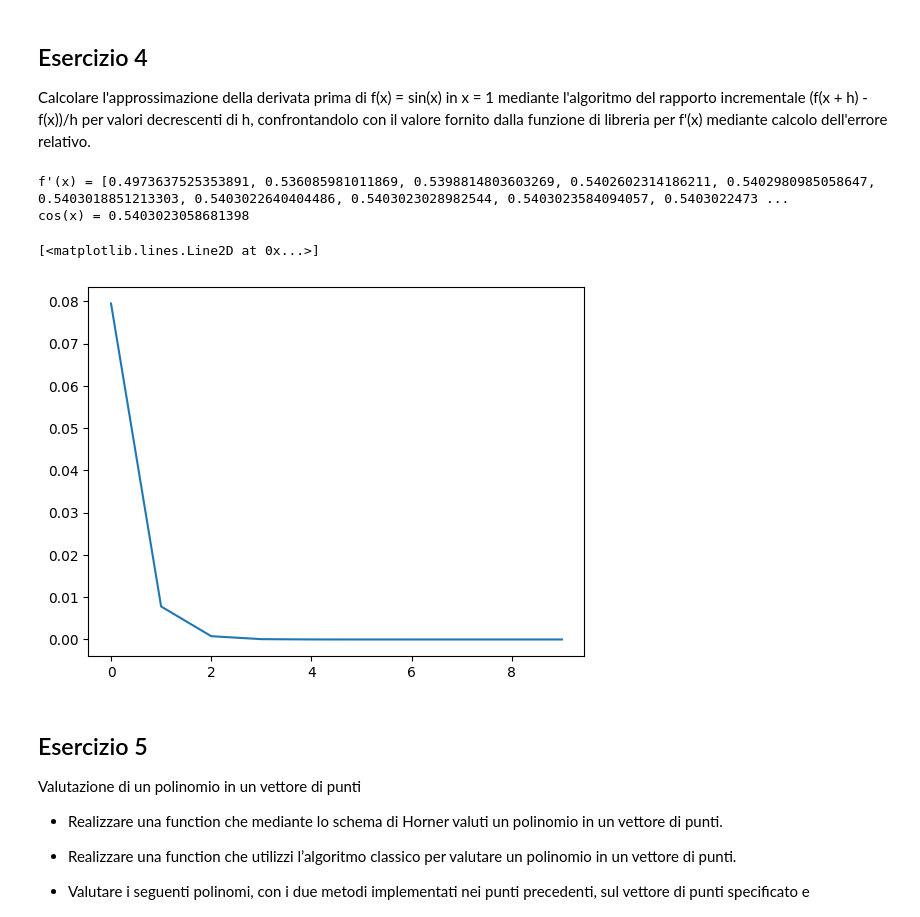
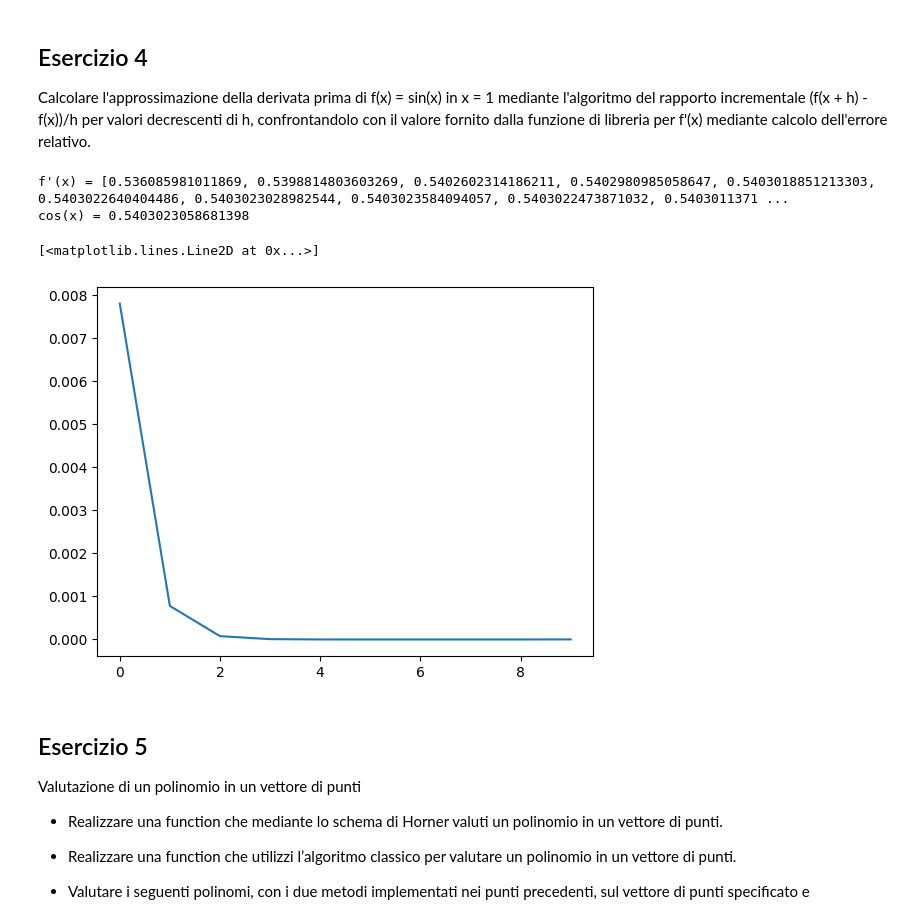
Before and after one commit to giacomoarienti/metodi-numerici-lab, a Jupyter notebook: Lezione5/Esercitazione5.ipynb, the cells around one changed output. Drawn from its saved outputs; the diff is of its cells as text; code cells hidden in the pictures.

```diff
--- a/Lezione5/Esercitazione5.ipynb
+++ b/Lezione5/Esercitazione5.ipynb
@@ -214,30 +214,29 @@ mediante calcolo dell'errore relativo.
 # %%
 f = math.sin
 x = 1
 
 def derivative(f, x):
-    k = 1
+    k = x / 10
     incr = []
     for _ in range(0, 10):
         k /= 10
         incr.append((f(x + k) - f(x)) / k)
     return incr
 
 derv = derivative(f, x)
 real_derv = math.cos(x)
 
 print("f'(x) =", derv)
 print("cos(x) =", real_derv)
 
-real_derv_arr = np.full(10, real_derv)
-rel_err = np.abs(np.array(derv) - real_derv_arr) / real_derv_arr
+rel_err = np.abs(np.array(derv) - real_derv) / real_derv
 
 plt.plot(np.arange(10), rel_err)
 # %% [output]
-f'(x) = [0.4973637525353891, 0.536085981011869, 0.5398814803603269, 0.5402602314186211, 0.5402980985058647, 0.5403018851213303, 0.5403022640404486, 0.5403023028982544, 0.5403023584094057, 0.5403022473 ...
+f'(x) = [0.536085981011869, 0.5398814803603269, 0.5402602314186211, 0.5402980985058647, 0.5403018851213303, 0.5403022640404486, 0.5403023028982544, 0.5403023584094057, 0.5403022473871032, 0.5403011371 ...
 cos(x) = 0.5403023058681398
 [<matplotlib.lines.Line2D at 0x...>]
-[figure, old version]
+[figure, new version]
 # %% [markdown]
 ## Esercizio 5
 Valutazione di un polinomio in un vettore di punti
```
